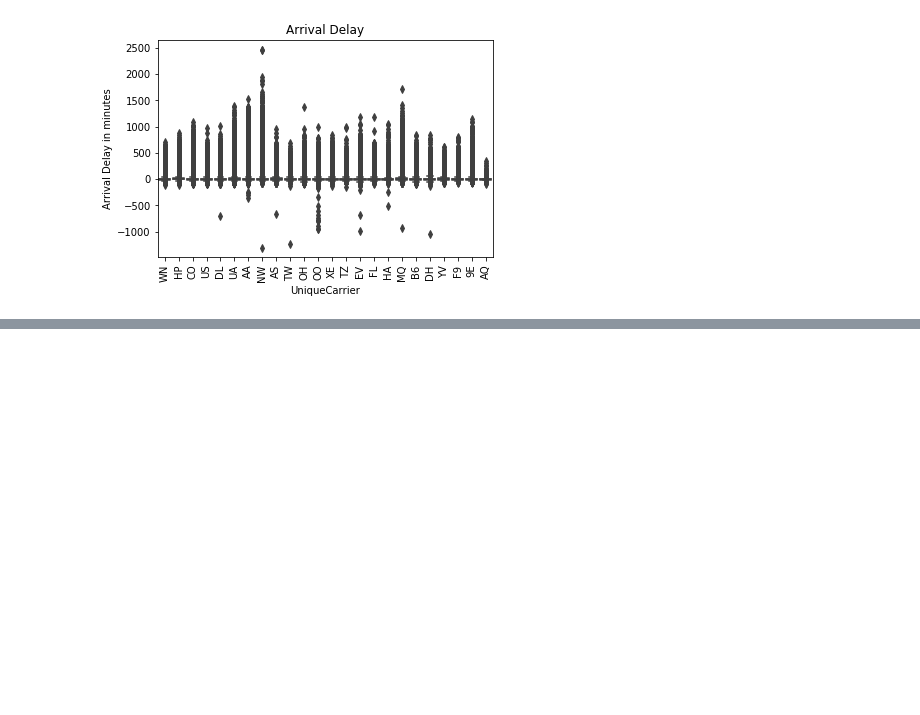
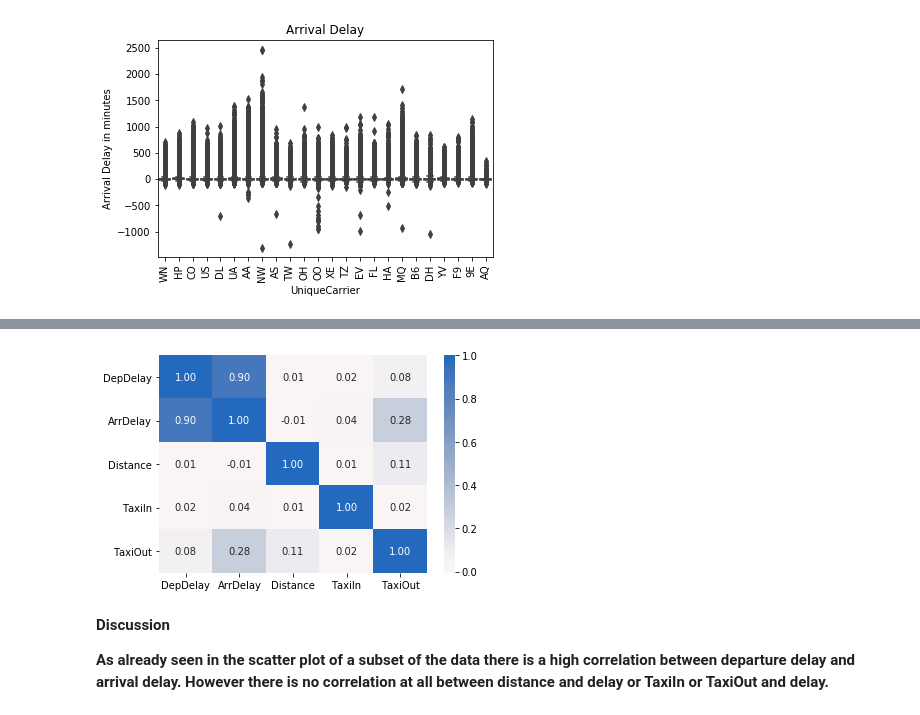
Before and after one commit to ToHa1966/Flights, a Jupyter notebook: Flights.ipynb, the cells around one changed output, grey strips where cells are left out. Drawn from its saved outputs; the diff is of its cells as text; code cells hidden in the pictures; blank space fills up the shorter version.

```diff
--- a/Flights.ipynb
+++ b/Flights.ipynb
@@ -835,0 +862,10 @@ plt.title('Arrival Delay');
+# %%
+# create heatmap of correaltion between some variables
+df_cct_stats = ['DepDelay', 'ArrDelay', 'Distance', 'TaxiIn', 'TaxiOut']
+sns.heatmap(df_cct[df_cct_stats].corr(), annot=True, fmt='.2f',cmap='vlag_r', center=0);
+# %% [output]
+[figure, added]
+# %% [markdown]
+**Discussion**
+
+**As already seen in the scatter plot of a subset of the data there is a high correlation between departure delay and arrival delay. However there is no correlation at all between distance and delay or TaxiIn or TaxiOut and delay.**
```
Also changed, not shown: parts of 23 cells of this notebook, 1 other file.
